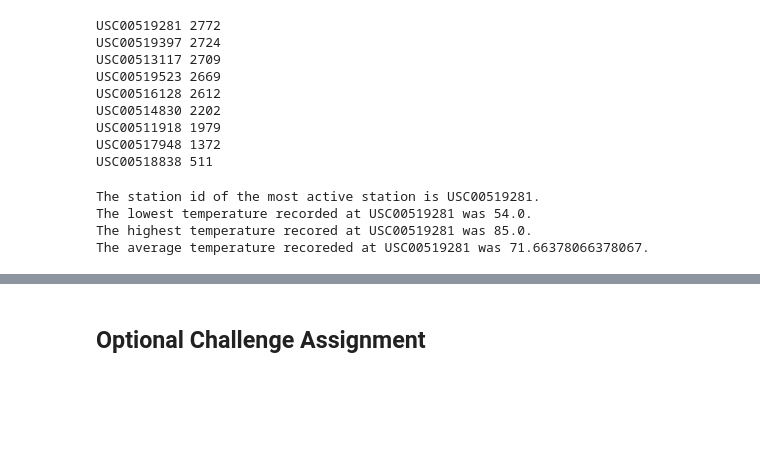
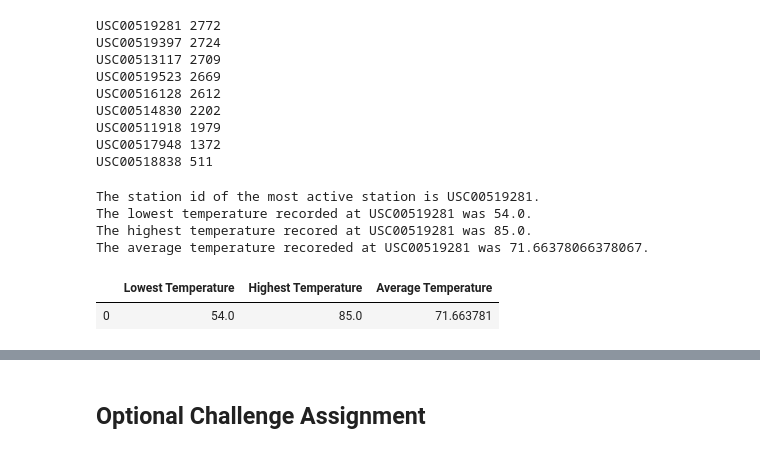
Before and after one commit to philipstubbs13/sqlalchemy-challenge, a Jupyter notebook: climate.ipynb, the cells around one changed output, grey strips where cells are left out. Cells and saved outputs as stored; diff of their text form; code cells hidden in the pictures; blank space fills up the shorter version.

```diff
--- a/climate.ipynb
+++ b/climate.ipynb
@@ -132,27 +135,37 @@ USC00518838 511
 # %%
 # Using the station id from the previous query, calculate the lowest temperature recorded,
 # highest temperature recorded, and average temperature of the most active station?
 most_active_station = session.query(Measurement.station).\
         group_by(Measurement.station).\
         order_by(func.count().desc()).\
         first()
 
 (most_active_station_id, ) = most_active_station
 print(f"The station id of the most active station is {most_active_station_id}.")
 
 most_active_station_data = session.query(func.min(Measurement.tobs), func.max(Measurement.tobs), func.avg(Measurement.tobs)).\
         filter(Measurement.station == most_active_station_id) .\
         all()
 
 for lowest_temp, highest_temp, avg_temp in most_active_station_data:
     print(f"The lowest temperature recorded at {most_active_station_id} was {lowest_temp}.")
     print(f"The highest temperature recored at {most_active_station_id} was {highest_temp}.")
     print(f"The average temperature recoreded at {most_active_station_id} was {avg_temp}.")
+
+temperature_df = pd.DataFrame({
+    "Lowest Temperature": lowest_temp,
+    "Highest Temperature": highest_temp,
+    "Average Temperature": avg_temp
+}, index=[0])
+
+temperature_df
 # %% [output]
 The station id of the most active station is USC00519281.
 The lowest temperature recorded at USC00519281 was 54.0.
 The highest temperature recored at USC00519281 was 85.0.
 The average temperature recoreded at USC00519281 was 71.66378066378067.
+|  | Lowest Temperature | Highest Temperature | Average Temperature |
+| 0 | 54.0 | 85.0 | 71.663781 |
 # %%
 # Choose the station with the highest number of temperature observations.
 # Query the last 12 months of temperature observation data for this station and plot the results as a histogram
```
Also changed, not shown: parts of 4 cells of this notebook, 3 other files.
